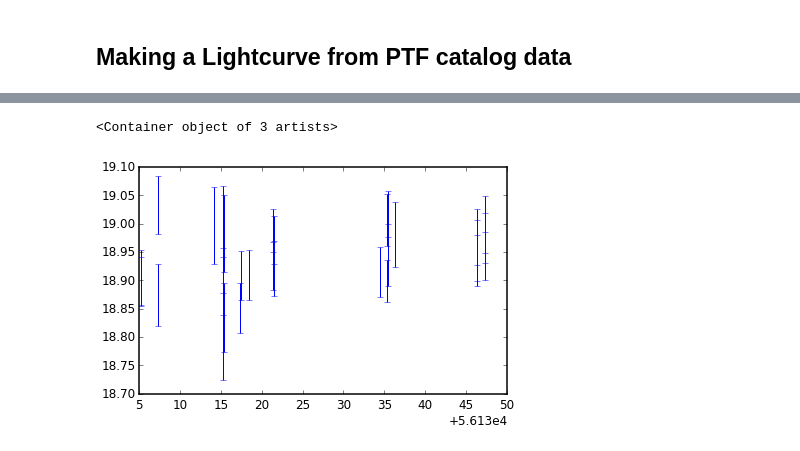
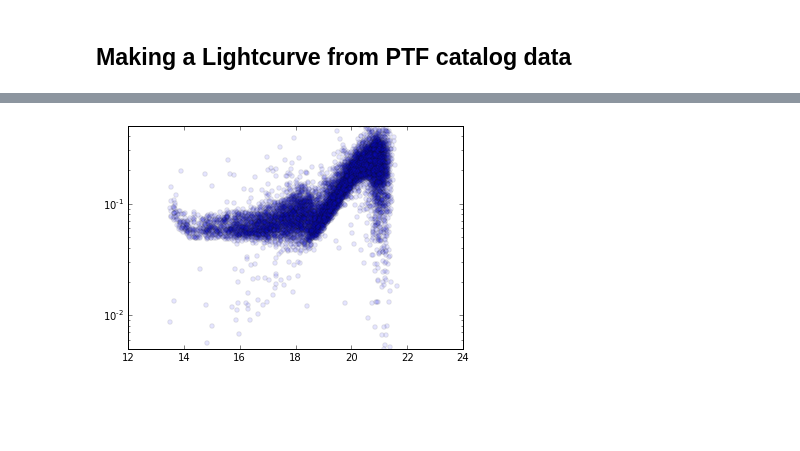
Before and after one commit to ebellm/ztf_summerschool_2015, a Jupyter notebook: notebooks/Making_a_Lightcurve.ipynb, the cells around one changed output, grey strips where cells are left out. Cells and saved outputs as stored; diff of their text form; code cells hidden in the pictures; blank space fills up the shorter version.

```diff
--- a/notebooks/Making_a_Lightcurve.ipynb
+++ b/notebooks/Making_a_Lightcurve.ipynb
@@ -109 +103,11 @@ plt.scatter(np.ma.median(mags,axis=1), np.ma.std(mags,axis=1)**2. - np.ma.mean(m
+# %%
+# examine a plot of the typical scatter as a function of magnitude
+
+plt.scatter(np.ma.median(mags,axis=1), np.ma.std(mags,axis=1),alpha=0.1)
+plt.ylim(0.005,0.5)
+plt.yscale("log")
+
+#cindarella's shoe!!
+# %% [output]
+[figure, added]
 # %%
@@ -135,7 +146 @@ rel_zp = relative_photometry(mags, magerrs)
 mags -= np.ma.resize(rel_zp, mags.shape)
-# %%
-source_idx = 14
-plt.errorbar(mjds, mags[source_idx,:],magerrs[source_idx,:],fmt='none')
-# %% [output]
-<Container object of 3 artists>
-[figure, removed]
```
Also changed, not shown: parts of 18 cells of this notebook.
